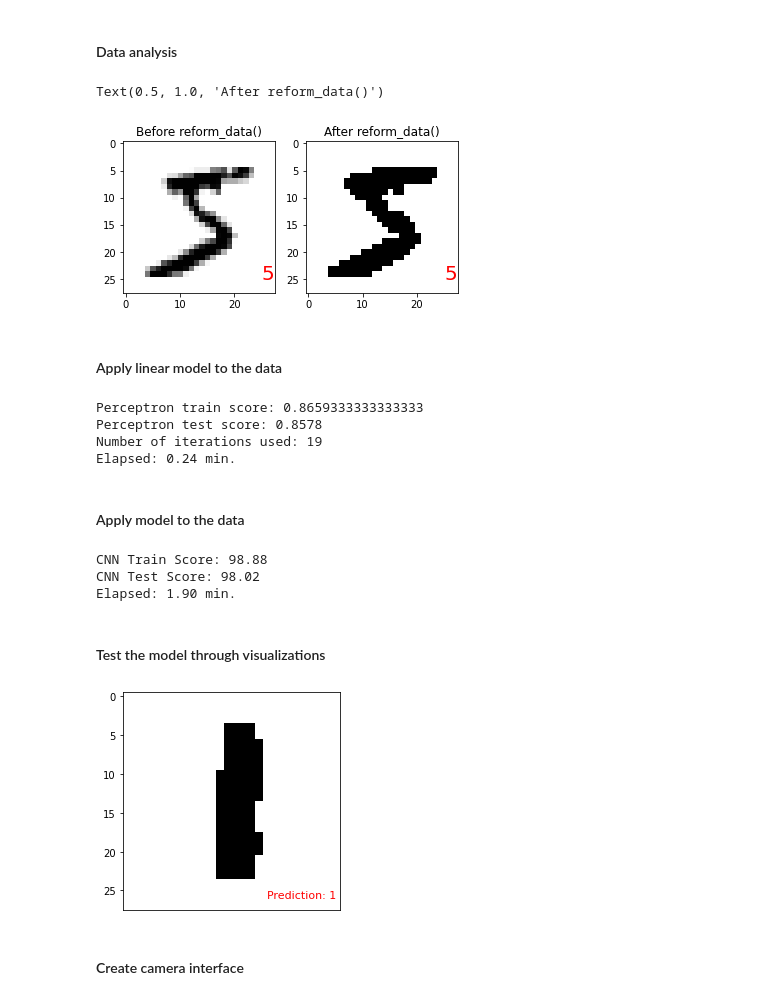
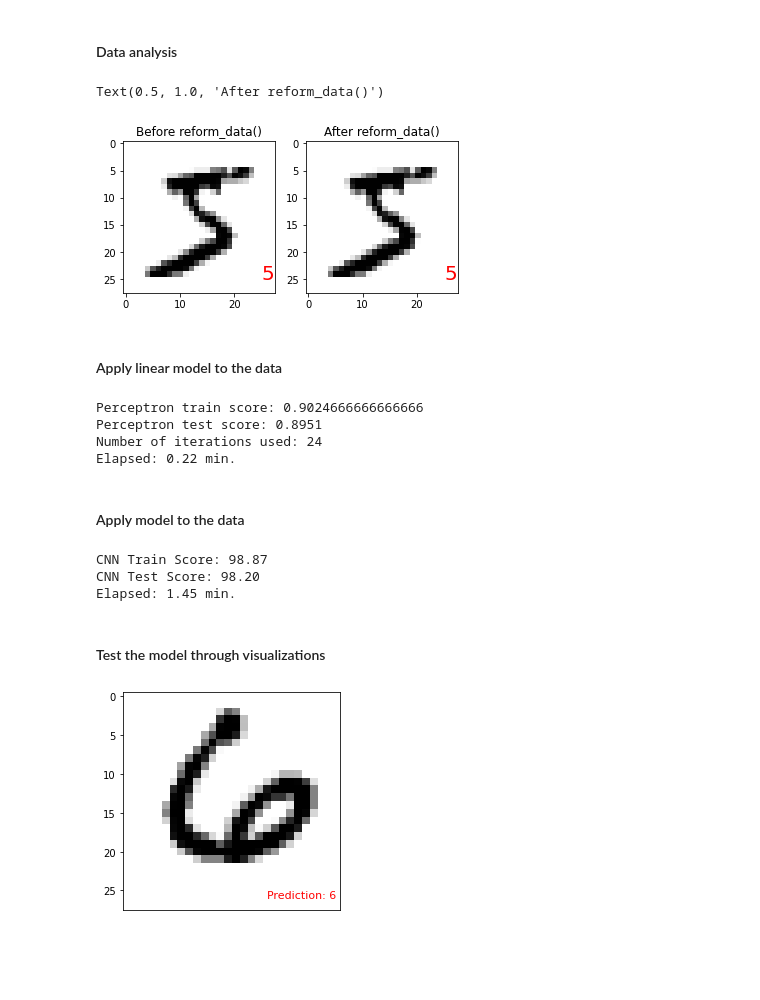
Before and after one commit to rohannakra/AI-Predicts-Hand-Written-Digits, a Jupyter notebook: AI_predicts_handwritten_digits.ipynb, the cells around one changed output. Drawn from its saved outputs; the diff is of its cells as text; code cells hidden in the pictures; blank space fills up the shorter version.

```diff
--- a/AI_predicts_handwritten_digits.ipynb
+++ b/AI_predicts_handwritten_digits.ipynb
@@ -103,48 +103,48 @@ average_val = sum(all_values)/len(all_values)    # -> 174.4
 # Create scaler.
 scaler = MinMaxScaler()
 
-# Reform the data according to value.
-def reform_data(arr, scale=None):
-    new_arr = []
-    for sub_arr in arr:
-        new_arr.append([])
-        index = new_arr.index([])    # Finds index of new row/sample.
-        for i in sub_arr:
-            if i != 0:
-                new_arr[index].append(average_val)
-            else:
-                new_arr[index].append(0)
+# # Reform the data according to value.
+# def reform_data(arr, scale=None):
+#     new_arr = []
+#     for sub_arr in arr:
+#         new_arr.append([])
+#         index = new_arr.index([])    # Finds index of new row/sample.
+#         for i in sub_arr:
+#             if i != 0:
+#                 new_arr[index].append(average_val)
+#             else:
+#                 new_arr[index].append(0)
 
-    return np.array(new_arr) if scale is None else scale(np.array(new_arr))
+#     return np.array(new_arr) if scale is None else scale(np.array(new_arr))
 
 # Keep one sample to compare.
 sample = X_train[0]
 
 # Reform the data.
-X_train = reform_data(X_train, scaler.fit_transform)
-X_test = reform_data(X_test, scaler.transform)
+X_train = scaler.fit_transform(X_train)
+X_test = scaler.transform(X_test)
 
 # Change data to image data.
 X_train = X_train.reshape((60000, 28, 28, 1)).astype('float32')
 X_test = X_test.reshape((10000, 28, 28, 1)).astype('float32')
 
 # Change to categorical data.
 y_train = to_categorical(y_train)
 y_test = to_categorical(y_test)
 
 # Check how X_train sample is now different.
 fig, (ax1, ax2) = plt.subplots(1, 2)
 
 ax1.imshow(sample.reshape(28, 28), cmap='binary')
 ax1.text(25, 25, np.where(y_train[0] == 1)[0][0], fontsize=20, color='red')
 ax1.set_title('Before reform_data()')
 
 ax2.imshow(X_train[0], cmap='binary')
 ax2.text(25, 25, np.where(y_train[0] == 1)[0][0], fontsize=20, color='red')
 ax2.set_title('After reform_data()')
 # %% [output]
 Text(0.5, 1.0, 'After reform_data()')
-[figure, old version]
+[figure, new version]
 # %% [markdown]
 #### Apply linear model to the data
 # %%
@@ -167,10 +167,10 @@ print(f'Perceptron test score: {perceptron.score(perceptron_X_test, perceptron_y
 print(f'Number of iterations used: {perceptron.n_iter_}')
 print(f'Elapsed: {(time() - start_time)/60:.2f} min.')
 # %% [output]
-Perceptron train score: 0.8659333333333333
-Perceptron test score: 0.8578
-Number of iterations used: 19
-Elapsed: 0.24 min.
+Perceptron train score: 0.9024666666666666
+Perceptron test score: 0.8951
+Number of iterations used: 24
+Elapsed: 0.22 min.
 # %% [markdown]
 #### Apply model to the data
 # %%
@@ -219,9 +219,9 @@ notification.notify(
     app_icon='python_icon.ico'
 )
 # %% [output]
-CNN Train Score: 98.88
-CNN Test Score: 98.02
-Elapsed: 1.90 min.
+CNN Train Score: 98.87
+CNN Test Score: 98.20
+Elapsed: 1.45 min.
 # %% [markdown]
 #### Test the model through visualizations
 # %%
@@ -240,6 +240,4 @@ plt.tick_params(
     top=False,         # ticks along the top edge are off
     labelbottom=False)
 # %% [output]
-[figure, old version]
+[figure, new version]
-# %% [markdown]
-#### Create camera interface
```
Also changed, not shown: parts of 2 cells of this notebook, 2 other files.
